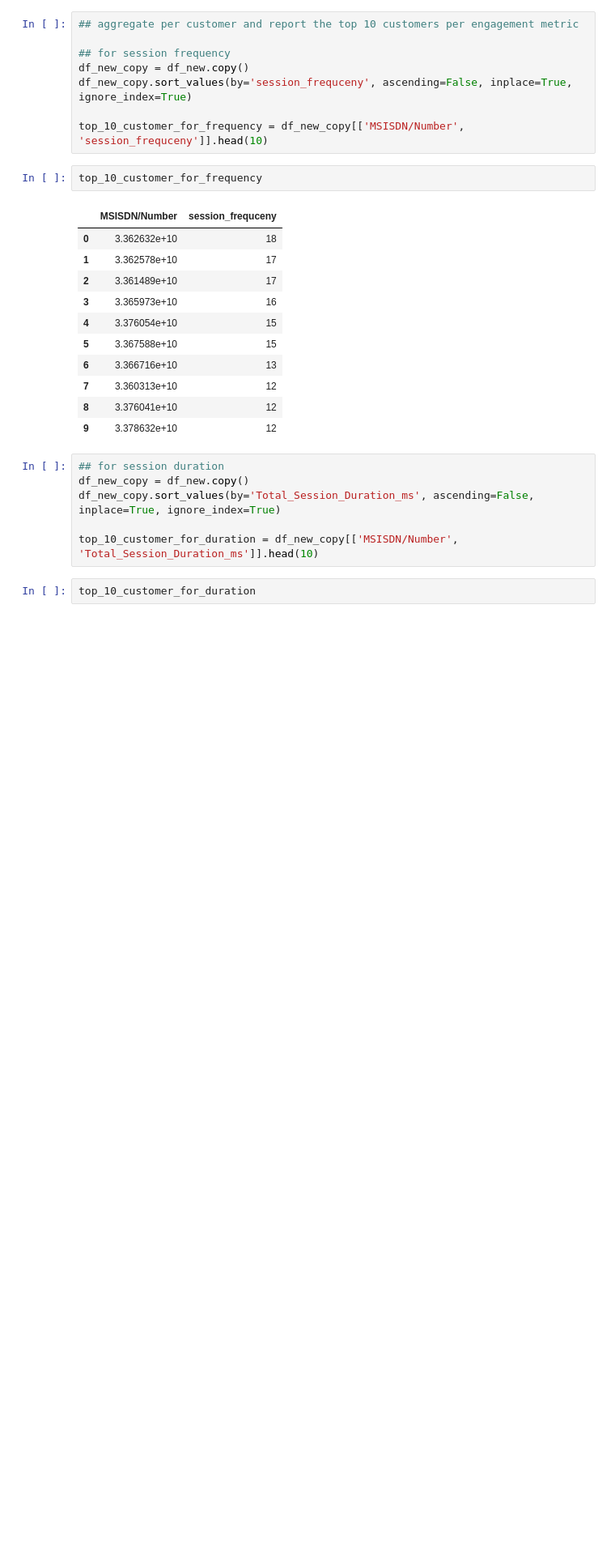
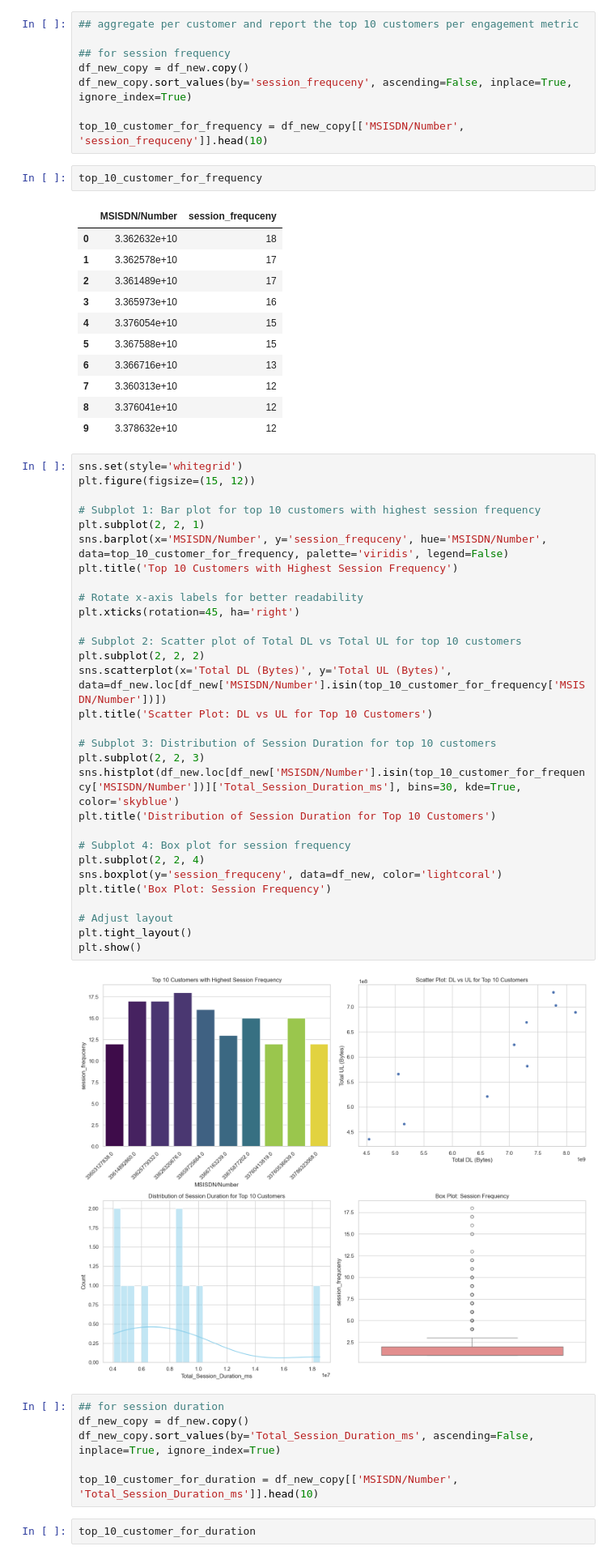
Before and after one commit to Azizadx/user_analytics_in_the_telecommunication, a Jupyter notebook: notebooks/user_engagement_analysis/user_engagement_analysis.ipynb, the cells around one changed output. Shown at 81% size. Saved outputs shown, nothing was run; the diff lists cells and outputs as text; blank space fills up the shorter version.

```diff
--- a/notebooks/user_engagement_analysis/user_engagement_analysis.ipynb
+++ b/notebooks/user_engagement_analysis/user_engagement_analysis.ipynb
@@ -139,6 +175,38 @@ top_10_customer_for_frequency
 | 7 | 3.360313e+10 | 12 |
 | 8 | 3.376041e+10 | 12 |
 | 9 | 3.378632e+10 | 12 |
+# %%
+sns.set(style='whitegrid')
+plt.figure(figsize=(15, 12))
+
+# Subplot 1: Bar plot for top 10 customers with highest session frequency
+plt.subplot(2, 2, 1)
+sns.barplot(x='MSISDN/Number', y='session_frequceny', hue='MSISDN/Number', data=top_10_customer_for_frequency, palette='viridis', legend=False)
+plt.title('Top 10 Customers with Highest Session Frequency')
+
+# Rotate x-axis labels for better readability
+plt.xticks(rotation=45, ha='right')
+
+# Subplot 2: Scatter plot of Total DL vs Total UL for top 10 customers
+plt.subplot(2, 2, 2)
+sns.scatterplot(x='Total DL (Bytes)', y='Total UL (Bytes)', data=df_new.loc[df_new['MSISDN/Number'].isin(top_10_customer_for_frequency['MSISDN/Number'])])
+plt.title('Scatter Plot: DL vs UL for Top 10 Customers')
+
+# Subplot 3: Distribution of Session Duration for top 10 customers
+plt.subplot(2, 2, 3)
+sns.histplot(df_new.loc[df_new['MSISDN/Number'].isin(top_10_customer_for_frequency['MSISDN/Number'])]['Total_Session_Duration_ms'], bins=30, kde=True, color='skyblue')
+plt.title('Distribution of Session Duration for Top 10 Customers')
+
+# Subplot 4: Box plot for session frequency
+plt.subplot(2, 2, 4)
+sns.boxplot(y='session_frequceny', data=df_new, color='lightcoral')
+plt.title('Box Plot: Session Frequency')
+
+# Adjust layout
+plt.tight_layout()
+plt.show()
+# %% [output]
+[figure, added]
 # %%
 ## for session duration
 df_new_copy = df_new.copy()
```
Also changed, not shown: parts of 8 cells of this notebook.
